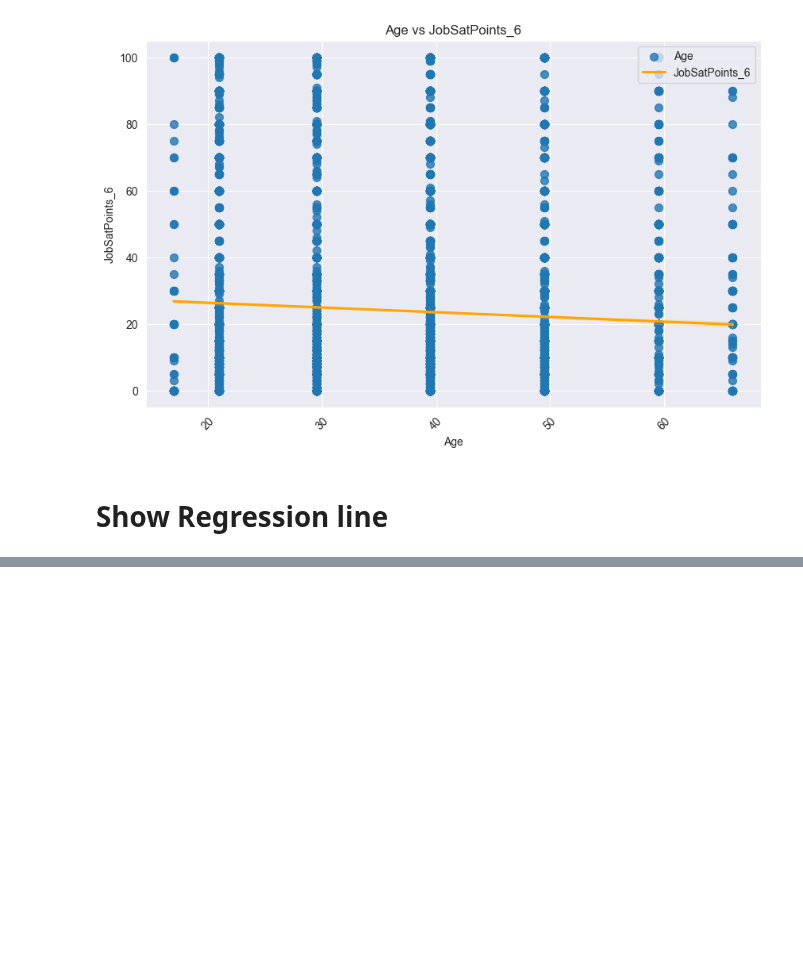
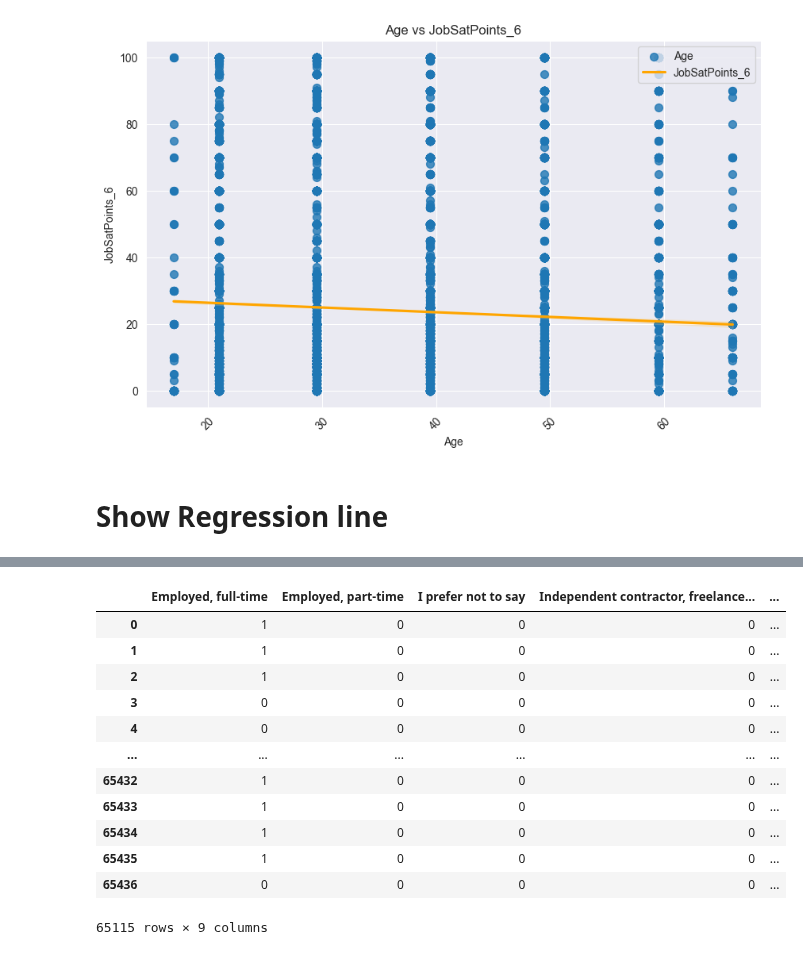
Before and after one commit to Hasan082/Data-Analysis, a Jupyter notebook: Capstone_project/Scatter_Plot_rdms.ipynb, the cells around one changed output, grey strips where cells are left out. Cells and saved outputs as stored; diff of their text form; code cells hidden in the pictures; blank space fills up the shorter version.

```diff
--- a/Capstone_project/Scatter_Plot_rdms.ipynb
+++ b/Capstone_project/Scatter_Plot_rdms.ipynb
@@ -126,0 +146,17 @@ plt.show()
+# %%
+employment_dummies = df['Employment'].str.get_dummies(sep=';')
+employment_dummies
+# %% [output]
+|  | Employed, full-time | Employed, part-time | I prefer not to say | Independent contractor, freelance... | ... |
+| 0 | 1 | 0 | 0 | 0 | ... |
+| 1 | 1 | 0 | 0 | 0 | ... |
+| 2 | 1 | 0 | 0 | 0 | ... |
+| 3 | 0 | 0 | 0 | 0 | ... |
+| 4 | 0 | 0 | 0 | 0 | ... |
+| ... | ... | ... | ... | ... | ... |
+| 65432 | 1 | 0 | 0 | 0 | ... |
+| 65433 | 1 | 0 | 0 | 0 | ... |
+| 65434 | 1 | 0 | 0 | 0 | ... |
+| 65435 | 1 | 0 | 0 | 0 | ... |
+| 65436 | 0 | 0 | 0 | 0 | ... |
+65115 rows × 9 columns
```
Also changed, not shown: parts of 3 cells of this notebook.
